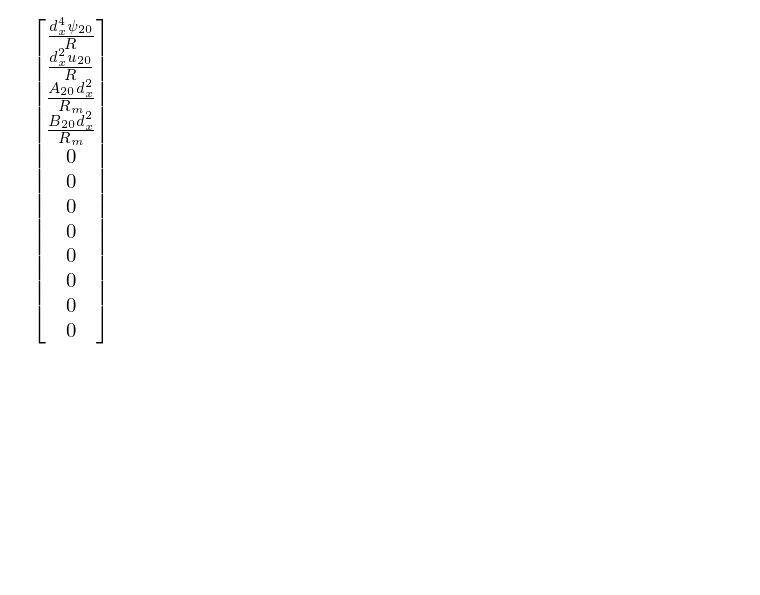
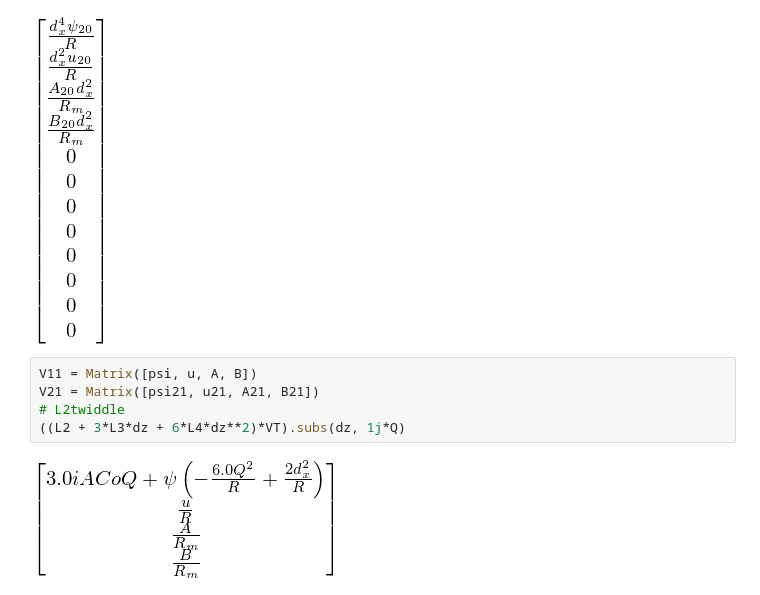
Before and after one commit to jsoishi/weakly_nonlinear_mri, a Jupyter notebook: python/adjoint solution.ipynb, the cells around one changed output. Drawn from its saved outputs; the diff is of its cells as text; blank space fills up the shorter version.

```diff
--- a/python/adjoint solution.ipynb
+++ b/python/adjoint solution.ipynb
@@ -286,3 +286,10 @@ Dbig = Matrix([[(dx**2 + dz**2), 0, 0, 0, 0, 0, 0, 0, 0, 0, 0, 0],
 (Lbig*V20big).subs(dz, 0)
 # %% [output]
 [figure]
+# %%
+V11 = Matrix([psi, u, A, B])
+V21 = Matrix([psi21, u21, A21, B21])
+# L2twiddle
+((L2 + 3*L3*dz + 6*L4*dz**2)*VT).subs(dz, 1j*Q)
+# %% [output]
+[figure, added]
```
Also changed, not shown: parts of 2 cells of this notebook, 1 other file.
